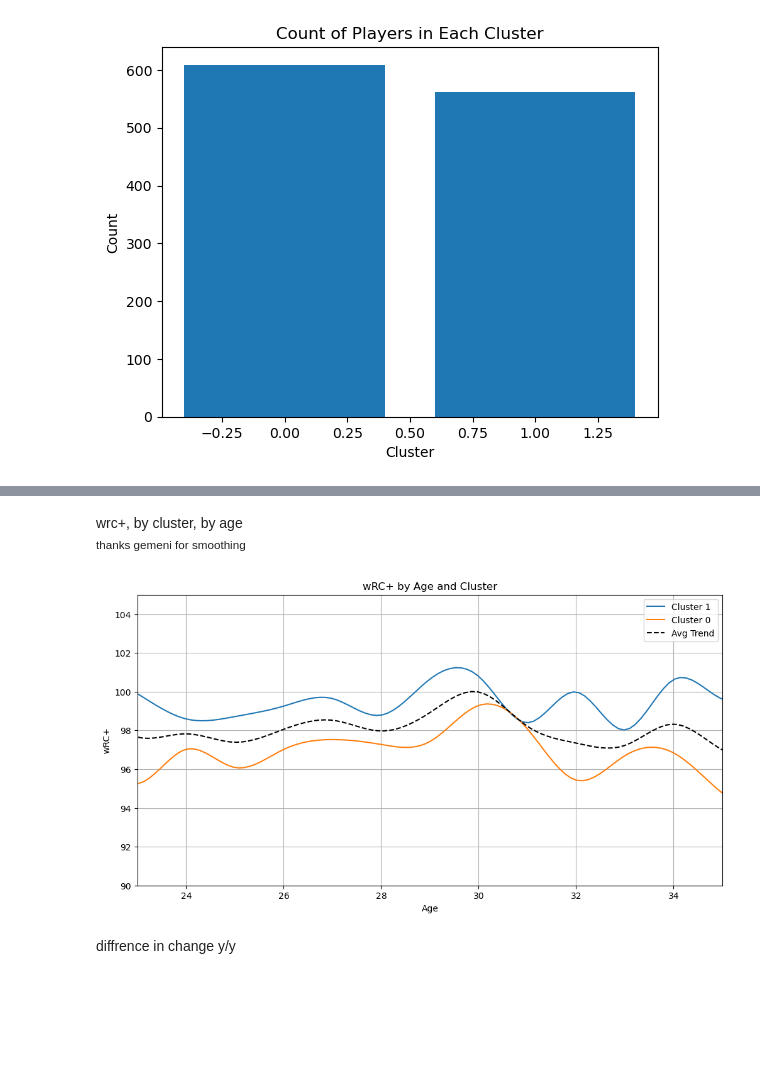
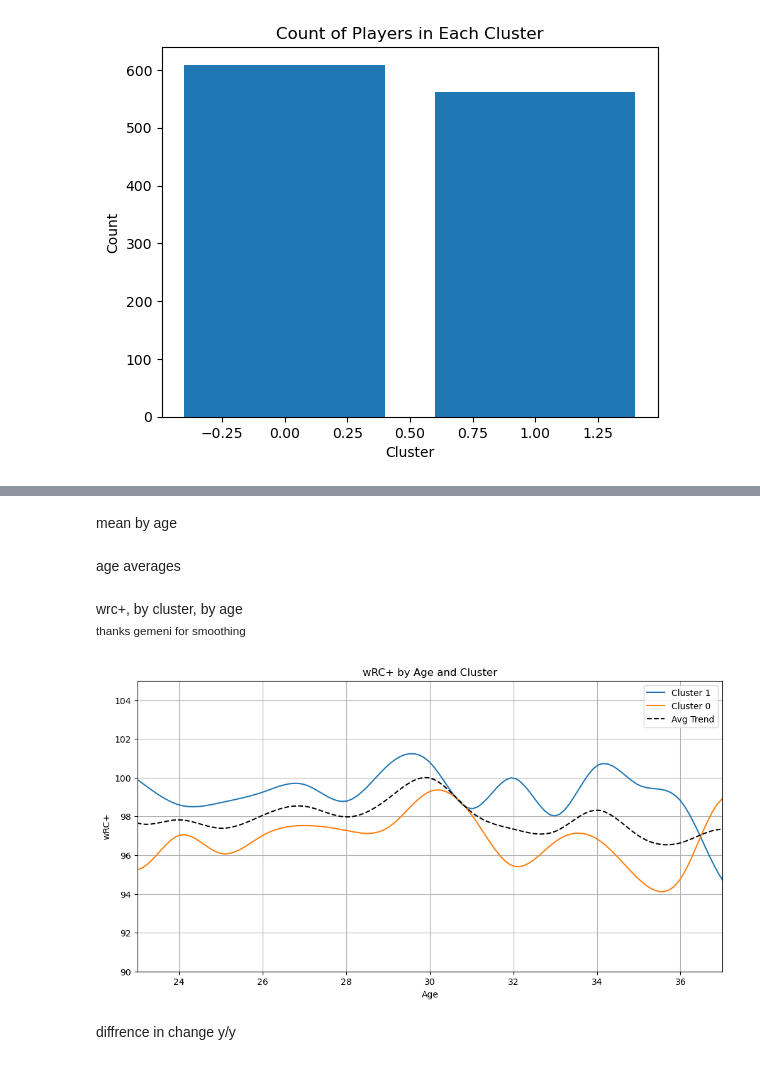
Before and after one commit to daltonlowery26/DIPS, a Jupyter notebook: models/aging_models/age_cluster.ipynb, the cells around one changed output, grey strips where cells are left out. Drawn from its saved outputs; the diff is of its cells as text; code cells hidden in the pictures; blank space fills up the shorter version.

```diff
--- a/models/aging_models/age_cluster.ipynb
+++ b/models/aging_models/age_cluster.ipynb
@@ -319,0 +327,2 @@ age_values['Age'] = round(age_values['Age'])
+# %% [markdown]
+mean by age
@@ -319,0 +333,2 @@ age_values['Age'] = round(age_values['Age'])
+# %% [markdown]
+age averages
@@ -332,35 +355,35 @@ global_means = age_values[['Age','wRC+']]
 plt.figure(figsize=(12, 6))
 for cluster in df_zscore_age['Cluster'].unique():
     cluster_data = cluster_means_age.loc[cluster_means_age['Cluster'] == cluster].set_index('Age')['wRC+']
     ages = cluster_data.index.get_level_values('Age')
     values = cluster_data.values
     # Smooth the trend line
     if len(ages) > 3:  # Ensure enough points for smoothing
         spline = make_interp_spline(ages, values, k=3)
         smooth_ages = np.linspace(ages.min(), ages.max(), 200)
         smooth_values = spline(smooth_ages)
         plt.plot(smooth_ages, smooth_values, label=f'Cluster {cluster}')
     else:
         plt.plot(ages, values, label=f'Cluster {cluster}')
 
 # Smooth the global average trend line
 ages = global_means['Age']
 values = global_means['wRC+']
 spline = make_interp_spline(ages, values, k=3)
 smooth_ages = np.linspace(ages.min(), ages.max(), 200)
 smooth_values = spline(smooth_ages)
 plt.plot(smooth_ages, smooth_values, label='Avg Trend', linestyle='--', color='black')
 
 plt.xlabel('Age')
-plt.xlim(23, 35)
+plt.xlim(23, 37)
 plt.ylim(90, 105)
 plt.ylabel('wRC+')
 plt.title('wRC+ by Age and Cluster')
 plt.legend()
 plt.grid(True)
 plt.show()
 # %% [output]
-[figure, old version]
+[figure, new version]
 # %% [markdown]
 diffrence in change y/y
 # %%
```
Also changed, not shown: parts of 19 cells of this notebook.
